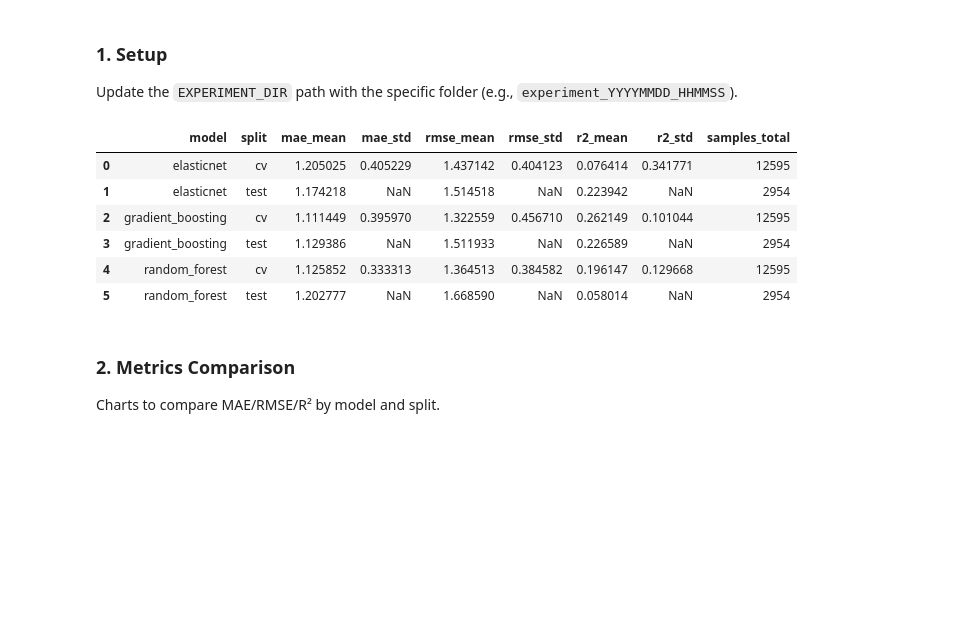
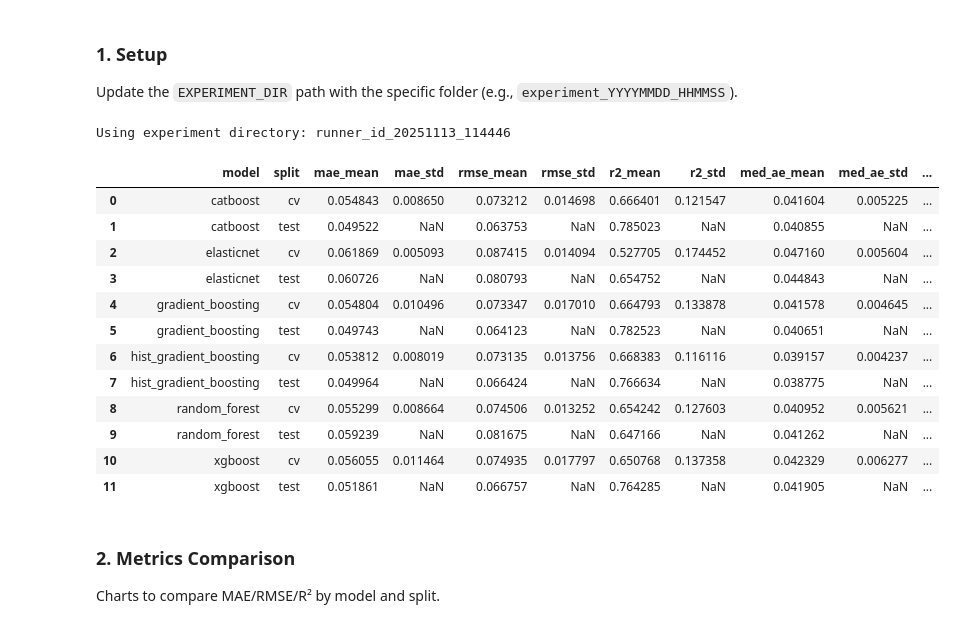
Before and after one commit to adoojeda/RunningFatiguePrediction, a Jupyter notebook: notebooks/modeling_analysis.ipynb, the cells around one changed output. Drawn from its saved outputs; the diff is of its cells as text; code cells hidden in the pictures; blank space fills up the shorter version.

Commit message:
New target: Fatigue Score

```diff
--- a/notebooks/modeling_analysis.ipynb
+++ b/notebooks/modeling_analysis.ipynb
@@ -12,37 +12,66 @@ Update the `EXPERIMENT_DIR` path with the specific folder (e.g., `experiment_YYY
 # %%
 import json
 from pathlib import Path
 
 import pandas as pd
 
 import plotly.express as px
 import plotly.graph_objects as go
 
-EXPERIMENT_DIR = Path("../data/results/modeling/experiments/experiment_20251112_104624")
+EXPERIMENT_BASE_DIR = Path("../data/results/modeling/experiments")
+runner_experiments = sorted(
+    [d for d in EXPERIMENT_BASE_DIR.iterdir() if d.is_dir() and d.name.startswith("runner_id_")],
+    reverse=True,
+)
+if not runner_experiments:
+    raise FileNotFoundError("No runner_id experiments found. Run run_experiments.py first.")
+EXPERIMENT_DIR = runner_experiments[0]
+print(f"Using experiment directory: {EXPERIMENT_DIR.name}")
 metrics_path = EXPERIMENT_DIR / "metrics.csv"
 summary_path = EXPERIMENT_DIR / "summary.csv"
 predictions_path = EXPERIMENT_DIR / "predictions.parquet"
 config_path = EXPERIMENT_DIR / "config.json"
 feature_cols_path = EXPERIMENT_DIR / "feature_columns.json"
 models_dir = EXPERIMENT_DIR
 
 metrics_df = pd.read_csv(metrics_path)
 summary_df = pd.read_csv(summary_path)
 pred_df = pd.read_parquet(predictions_path)
 if feature_cols_path.exists():
     feature_columns = json.loads(feature_cols_path.read_text())
 else:
     feature_columns = None
 
+if config_path.exists():
+    config = json.loads(config_path.read_text())
+    target_name = config.get("target", "reported_rpe")
+else:
+    config = None
+    target_name = "reported_rpe"
+
+target_pretty_map = {
+    "reported_rpe": "RPE",
+    "Fatigue_Score": "Fatigue Score",
+    "fatigue_level": "Fatigue Level",
+}
+target_label = target_pretty_map.get(target_name, target_name)
+
 summary_df
 # %% [output]
+Using experiment directory: runner_id_20251113_114446
-|  | model | split | mae_mean | mae_std | rmse_mean | rmse_std | r2_mean | r2_std | samples_total |
-| 0 | elasticnet | cv | 1.205025 | 0.405229 | 1.437142 | 0.404123 | 0.076414 | 0.341771 | 12595 |
-| 1 | elasticnet | test | 1.174218 | NaN | 1.514518 | NaN | 0.223942 | NaN | 2954 |
-| 2 | gradient_boosting | cv | 1.111449 | 0.395970 | 1.322559 | 0.456710 | 0.262149 | 0.101044 | 12595 |
-| 3 | gradient_boosting | test | 1.129386 | NaN | 1.511933 | NaN | 0.226589 | NaN | 2954 |
-| 4 | random_forest | cv | 1.125852 | 0.333313 | 1.364513 | 0.384582 | 0.196147 | 0.129668 | 12595 |
-| 5 | random_forest | test | 1.202777 | NaN | 1.668590 | NaN | 0.058014 | NaN | 2954 |
+|  | model | split | mae_mean | mae_std | rmse_mean | rmse_std | r2_mean | r2_std | med_ae_mean | med_ae_std | ... |
+| 0 | catboost | cv | 0.054843 | 0.008650 | 0.073212 | 0.014698 | 0.666401 | 0.121547 | 0.041604 | 0.005225 | ... |
+| 1 | catboost | test | 0.049522 | NaN | 0.063753 | NaN | 0.785023 | NaN | 0.040855 | NaN | ... |
+| 2 | elasticnet | cv | 0.061869 | 0.005093 | 0.087415 | 0.014094 | 0.527705 | 0.174452 | 0.047160 | 0.005604 | ... |
+| 3 | elasticnet | test | 0.060726 | NaN | 0.080793 | NaN | 0.654752 | NaN | 0.044843 | NaN | ... |
+| 4 | gradient_boosting | cv | 0.054804 | 0.010496 | 0.073347 | 0.017010 | 0.664793 | 0.133878 | 0.041578 | 0.004645 | ... |
+| 5 | gradient_boosting | test | 0.049743 | NaN | 0.064123 | NaN | 0.782523 | NaN | 0.040651 | NaN | ... |
+| 6 | hist_gradient_boosting | cv | 0.053812 | 0.008019 | 0.073135 | 0.013756 | 0.668383 | 0.116116 | 0.039157 | 0.004237 | ... |
+| 7 | hist_gradient_boosting | test | 0.049964 | NaN | 0.066424 | NaN | 0.766634 | NaN | 0.038775 | NaN | ... |
+| 8 | random_forest | cv | 0.055299 | 0.008664 | 0.074506 | 0.013252 | 0.654242 | 0.127603 | 0.040952 | 0.005621 | ... |
+| 9 | random_forest | test | 0.059239 | NaN | 0.081675 | NaN | 0.647166 | NaN | 0.041262 | NaN | ... |
+| 10 | xgboost | cv | 0.056055 | 0.011464 | 0.074935 | 0.017797 | 0.650768 | 0.137358 | 0.042329 | 0.006277 | ... |
+| 11 | xgboost | test | 0.051861 | NaN | 0.066757 | NaN | 0.764285 | NaN | 0.041905 | NaN | ... |
 # %% [markdown]
 ### 2. Metrics Comparison
 Charts to compare MAE/RMSE/R² by model and split.
```
Also changed, not shown: parts of 2 cells of this notebook, 15 other files.
